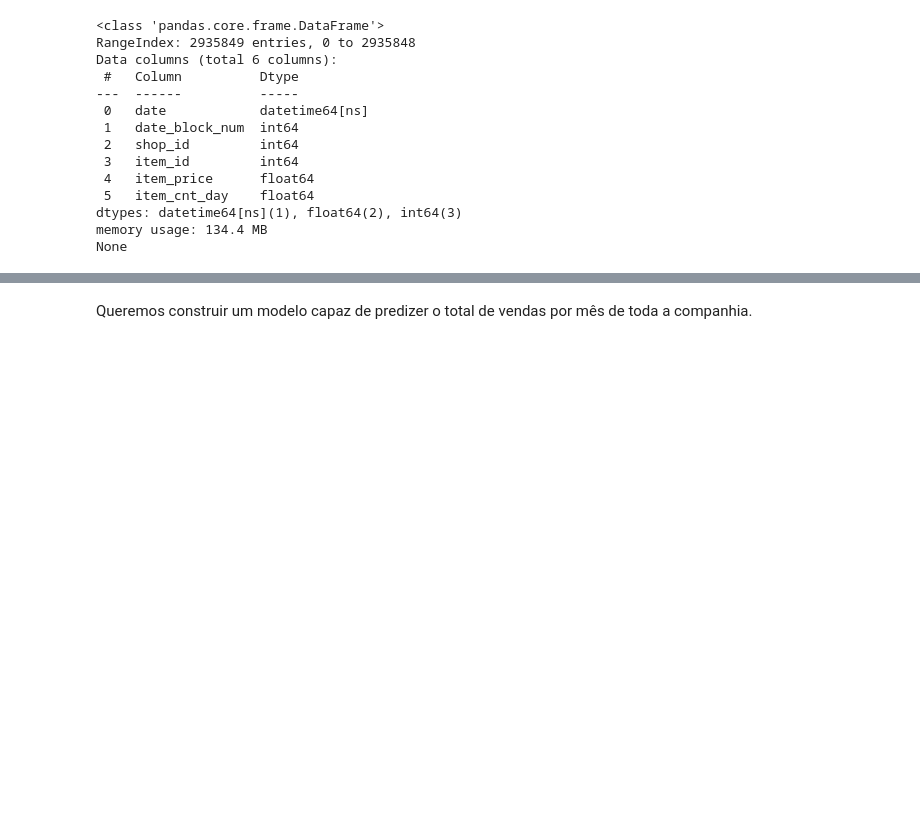
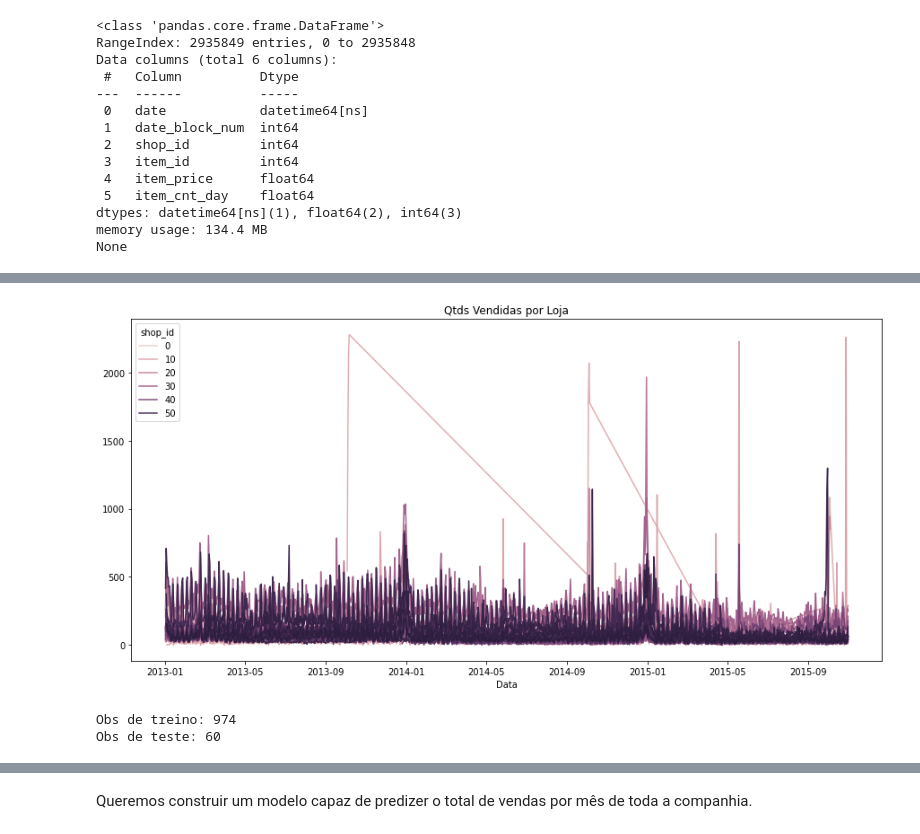
Before and after one commit to derSchmetterling/time_series, a Jupyter notebook: trabalho_ts.ipynb, the cells around one changed output, grey strips where cells are left out. Cells and saved outputs as stored; diff of their text form; code cells hidden in the pictures; blank space fills up the shorter version.

```diff
--- a/trabalho_ts.ipynb
+++ b/trabalho_ts.ipynb
@@ -156,0 +164,22 @@ First let's compute the total sales per month and plot that data.
+# %%
+aux = sales.groupby(['date', 'shop_id']).sum('item_cnt_day')
+
+sns.lineplot(x="date", y="item_cnt_day", hue="shop_id", data=aux)
+plt.title('Qtds Vendidas por Loja')
+plt.xlabel('Data')
+plt.ylabel('')
+plt.show()
+# %% [output]
+[figure, added]
+# %%
+# agrupando todas as vendas da companhia
+ts=sales.groupby(by=['date'])["item_cnt_day"].sum()
+ts.astype('int')
+
+# separando em conjunto de treino e validação
+teste = ts.iloc[974:]
+ts = ts.iloc[:-60]
+print(f'Obs de treino: {ts.shape[0]} \nObs de teste: {teste.shape[0]}')
+# %% [output]
+Obs de treino: 974
+Obs de teste: 60
```
Also changed, not shown: parts of 29 cells of this notebook.
